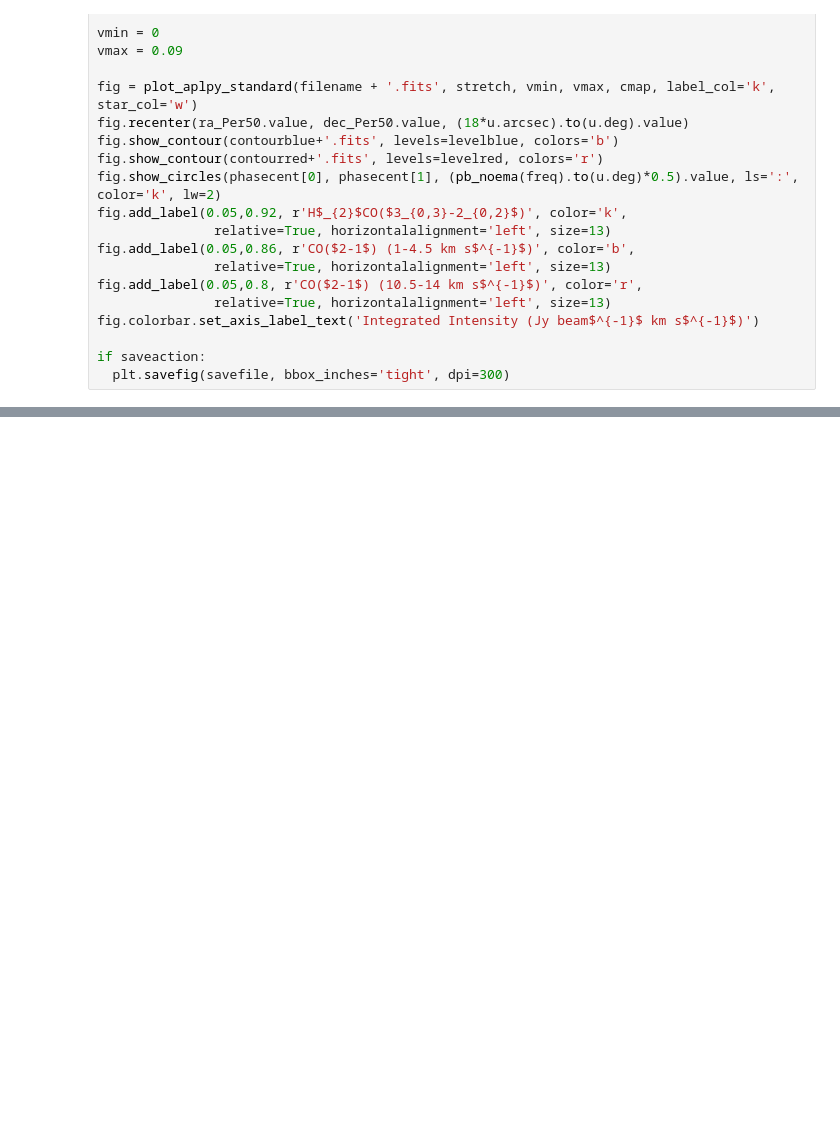
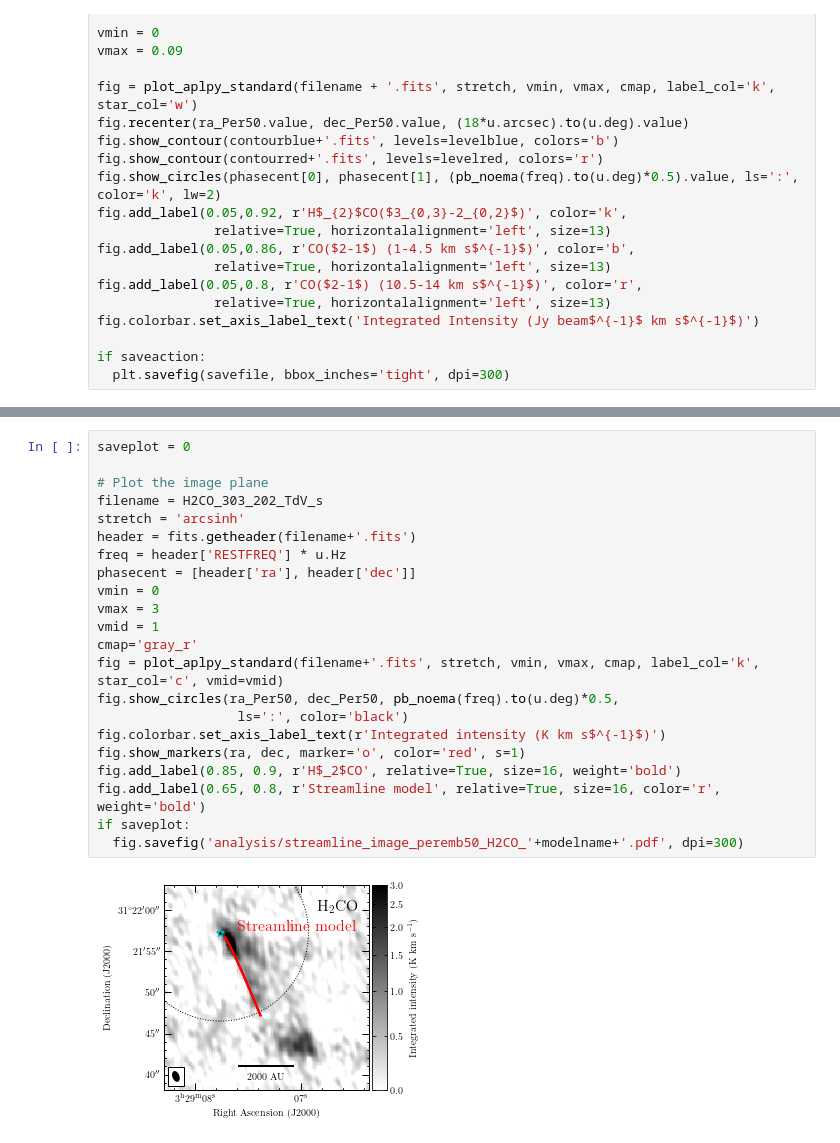
Before and after one commit to tere-valdivia/Per-emb-50_results, a Jupyter notebook: Data_figures.ipynb, the cells around one changed output, grey strips where cells are left out. Cells and saved outputs as stored; diff of their text form; blank space fills up the shorter version.

Commit message:
Saved best models together with their plots

```diff
--- a/Data_figures.ipynb
+++ b/Data_figures.ipynb
@@ -305,0 +333,24 @@ if saveaction:
+# %%
+saveplot = 0
+
+# Plot the image plane
+filename = H2CO_303_202_TdV_s
+stretch = 'arcsinh'
+header = fits.getheader(filename+'.fits')
+freq = header['RESTFREQ'] * u.Hz
+phasecent = [header['ra'], header['dec']]
+vmin = 0
+vmax = 3
+vmid = 1
+cmap='gray_r'
+fig = plot_aplpy_standard(filename+'.fits', stretch, vmin, vmax, cmap, label_col='k', star_col='c', vmid=vmid)
+fig.show_circles(ra_Per50, dec_Per50, pb_noema(freq).to(u.deg)*0.5,
+                  ls=':', color='black')
+fig.colorbar.set_axis_label_text(r'Integrated intensity (K km s$^{-1}$)')
+fig.show_markers(ra, dec, marker='o', color='red', s=1)
+fig.add_label(0.85, 0.9, r'H$_2$CO', relative=True, size=16, weight='bold')
+fig.add_label(0.65, 0.8, r'Streamline model', relative=True, size=16, color='r', weight='bold')
+if saveplot:
+  fig.savefig('analysis/streamline_image_peremb50_H2CO_'+modelname+'.pdf', dpi=300)
+# %% [output]
+[figure, added]
```
Also changed, not shown: parts of 4 cells of this notebook, 15 other files.
